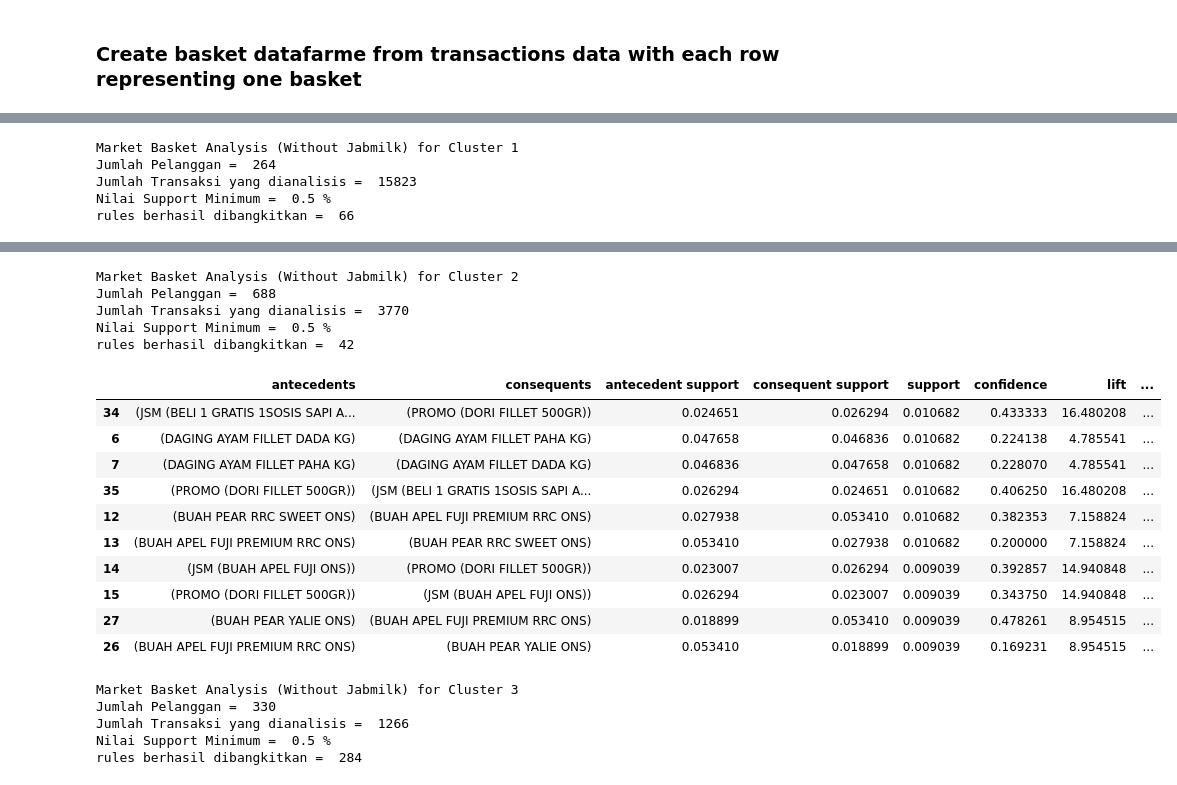
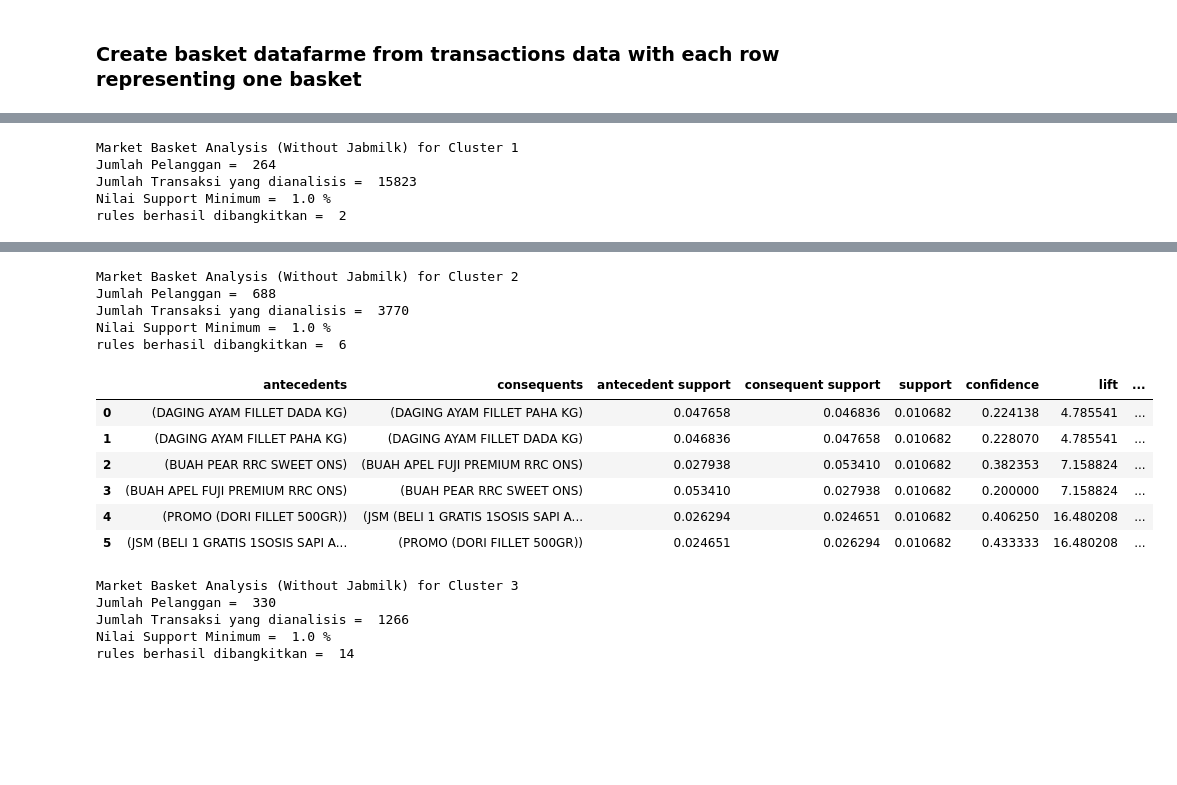
Before and after one commit to hammamnash/LRFM-Kmeans-Clustering, a Jupyter notebook: TA Hammam Clustering.ipynb, the cells around one changed output, grey strips where cells are left out. Saved outputs shown, nothing was run; the diff lists cells and outputs as text; code cells hidden in the pictures; blank space fills up the shorter version.

Commit message:
cluster fixed

```diff
--- a/TA Hammam Clustering.ipynb
+++ b/TA Hammam Clustering.ipynb
@@ -751,5 +766,0 @@ df_cluster_fix.reset_index().groupby(['Cluster']).agg({'telp':'count'})
-# %%
-for i in range(1, K_fix+1) :
-    #slice data
-    print("LRFM Characteristics for cluster", i)
-    df_cluster_fix[lambda x: x['Cluster'] == i].describe()
@@ -872,15 +886,15 @@ def encode_units(x):
         return 1
 
 #create MBA for every cluster
-def createMBA(basket_data) :
+def createMBA(basket_data, min_sup) :
     totalTransactions = len(basket_data.index)
     totalCustomers = len(pd.unique(basket_data['telp']))
-    minTransaction = totalTransactions*0.005
-    min_support_calc = minTransaction/totalTransactions
+    # minTransaction = totalTransactions*0.005
+    # min_support_calc = minTransaction/totalTransactions
 
     print('Jumlah Pelanggan = ', totalCustomers)
     print('Jumlah Transaksi yang dianalisis = ', totalTransactions)
-    print('Nilai Support Minimum = ', round(min_support_calc*100, 4), '%')
+    print('Nilai Support Minimum = ', round(min_sup*100, 4), '%')
 
     basket = basket_data.groupby(['no_order', 'produk'])['qty'].sum().unstack().reset_index().fillna(0).set_index('no_order')
     basket_sets = basket.applymap(encode_units)
@@ -889,7 +903,7 @@ def createMBA(basket_data) :
     # display(basket_sets.head(5))
 
     #create frequent items sets with clculated minimum support
-    frequent_itemsets = fpgrowth(basket_sets, min_support=min_support_calc, use_colnames=True)
+    frequent_itemsets = fpgrowth(basket_sets, min_support=min_sup, use_colnames=True)
     # display(frequent_itemsets.describe())
 
     rules = association_rules(frequent_itemsets, metric="lift", min_threshold=0)
@@ -899,13 +913,13 @@ def createMBA(basket_data) :
 
     return rules
 # %%
-#MBA w/ Clustering
+#MBA w/ Clustering minsup 1%
 for i in range(1, K_fix+1) :
     #slice data
     print("Market Basket Analysis for Cluster", i)
     basket_data = df_basket_all[lambda x: x['Cluster'] == i]
 
-    createMBA(basket_data)
+    createMBA(basket_data, 0.01)
     print('rules berhasil dibangkitkan = ', len(createMBA.rules.index))
 
     display(createMBA.rules.head(10))
@@ -963,0 +974,21 @@ rules berhasil dibangkitkan =  204
+# %%
+#MBA w/ Clustering minsup 0.5%
+for i in range(1, K_fix+1) :
+    #slice data
+    print("Market Basket Analysis for Cluster", i)
+    basket_data = df_basket_all[lambda x: x['Cluster'] == i]
+
+    createMBA(basket_data, 0.005)
+    print('rules berhasil dibangkitkan = ', len(createMBA.rules.index))
+
+    display(createMBA.rules.head(10))
+
+    plt.scatter(createMBA.rules['support'], createMBA.rules['confidence'], alpha=0.5)
+    plt.xlabel('support')
+    plt.ylabel('confidence')
+    plt.title('Support vs Confidence')
+    plt.show()
+
+    createMBA.rules.to_csv("Hasil/Data_TA FPGrowth_Cluster_%s.csv" % (i,), 'a')
+    # rules[(rules['lift'] >= 0.2) & (rules['confidence'] >= 0.1)].sort_values(by=['confidence', 'lift'], ascending=False).to_csv("Data/Ternakmart_Results_FPGrowth_Cluster_%s.csv" % (i,), 'a', newline='')
+    print("\n")
@@ -997,7 +1080,7 @@ for i in range(1, K_fix+1) :
     print("Market Basket Analysis (Without Jabmilk) for Cluster", i)
     basket_data = df_basket_nonjabmilk[lambda x: x['Cluster'] == i]
 
-    createMBA(basket_data)
+    createMBA(basket_data, 0.01)
     print('rules berhasil dibangkitkan = ', len(createMBA.rules.index))
 
     display(createMBA.rules.head(10))
@@ -1008,6 +1091,6 @@ for i in range(1, K_fix+1) :
 Market Basket Analysis (Without Jabmilk) for Cluster 1
 Jumlah Pelanggan =  264
 Jumlah Transaksi yang dianalisis =  15823
-Nilai Support Minimum =  0.5 %
-rules berhasil dibangkitkan =  66
+Nilai Support Minimum =  1.0 %
+rules berhasil dibangkitkan =  2
 |  | antecedents | consequents | antecedent support | consequent support | support | confidence | lift | ... |
@@ -1024,22 +1099,18 @@ rules berhasil dibangkitkan =  66
 Market Basket Analysis (Without Jabmilk) for Cluster 2
 Jumlah Pelanggan =  688
 Jumlah Transaksi yang dianalisis =  3770
-Nilai Support Minimum =  0.5 %
-rules berhasil dibangkitkan =  42
+Nilai Support Minimum =  1.0 %
+rules berhasil dibangkitkan =  6
 |  | antecedents | consequents | antecedent support | consequent support | support | confidence | lift | ... |
-| 34 | (JSM (BELI 1 GRATIS 1SOSIS SAPI A... | (PROMO (DORI FILLET 500GR)) | 0.024651 | 0.026294 | 0.010682 | 0.433333 | 16.480208 | ... |
-| 6 | (DAGING AYAM FILLET DADA KG) | (DAGING AYAM FILLET PAHA KG) | 0.047658 | 0.046836 | 0.010682 | 0.224138 | 4.785541 | ... |
-| 7 | (DAGING AYAM FILLET PAHA KG) | (DAGING AYAM FILLET DADA KG) | 0.046836 | 0.047658 | 0.010682 | 0.228070 | 4.785541 | ... |
-| 35 | (PROMO (DORI FILLET 500GR)) | (JSM (BELI 1 GRATIS 1SOSIS SAPI A... | 0.026294 | 0.024651 | 0.010682 | 0.406250 | 16.480208 | ... |
-| 12 | (BUAH PEAR RRC SWEET ONS) | (BUAH APEL FUJI PREMIUM RRC ONS) | 0.027938 | 0.053410 | 0.010682 | 0.382353 | 7.158824 | ... |
-| 13 | (BUAH APEL FUJI PREMIUM RRC ONS) | (BUAH PEAR RRC SWEET ONS) | 0.053410 | 0.027938 | 0.010682 | 0.200000 | 7.158824 | ... |
-| 14 | (JSM (BUAH APEL FUJI ONS)) | (PROMO (DORI FILLET 500GR)) | 0.023007 | 0.026294 | 0.009039 | 0.392857 | 14.940848 | ... |
-| 15 | (PROMO (DORI FILLET 500GR)) | (JSM (BUAH APEL FUJI ONS)) | 0.026294 | 0.023007 | 0.009039 | 0.343750 | 14.940848 | ... |
-| 27 | (BUAH PEAR YALIE ONS) | (BUAH APEL FUJI PREMIUM RRC ONS) | 0.018899 | 0.053410 | 0.009039 | 0.478261 | 8.954515 | ... |
-| 26 | (BUAH APEL FUJI PREMIUM RRC ONS) | (BUAH PEAR YALIE ONS) | 0.053410 | 0.018899 | 0.009039 | 0.169231 | 8.954515 | ... |
+| 0 | (DAGING AYAM FILLET DADA KG) | (DAGING AYAM FILLET PAHA KG) | 0.047658 | 0.046836 | 0.010682 | 0.224138 | 4.785541 | ... |
+| 1 | (DAGING AYAM FILLET PAHA KG) | (DAGING AYAM FILLET DADA KG) | 0.046836 | 0.047658 | 0.010682 | 0.228070 | 4.785541 | ... |
+| 2 | (BUAH PEAR RRC SWEET ONS) | (BUAH APEL FUJI PREMIUM RRC ONS) | 0.027938 | 0.053410 | 0.010682 | 0.382353 | 7.158824 | ... |
+| 3 | (BUAH APEL FUJI PREMIUM RRC ONS) | (BUAH PEAR RRC SWEET ONS) | 0.053410 | 0.027938 | 0.010682 | 0.200000 | 7.158824 | ... |
+| 4 | (PROMO (DORI FILLET 500GR)) | (JSM (BELI 1 GRATIS 1SOSIS SAPI A... | 0.026294 | 0.024651 | 0.010682 | 0.406250 | 16.480208 | ... |
+| 5 | (JSM (BELI 1 GRATIS 1SOSIS SAPI A... | (PROMO (DORI FILLET 500GR)) | 0.024651 | 0.026294 | 0.010682 | 0.433333 | 16.480208 | ... |
 Market Basket Analysis (Without Jabmilk) for Cluster 3
 Jumlah Pelanggan =  330
 Jumlah Transaksi yang dianalisis =  1266
-Nilai Support Minimum =  0.5 %
-rules berhasil dibangkitkan =  284
+Nilai Support Minimum =  1.0 %
+rules berhasil dibangkitkan =  14
 |  | antecedents | consequents | antecedent support | consequent support | support | confidence | lift | ... |
```
Also changed, not shown: parts of 15 cells of this notebook, 10 other files.
